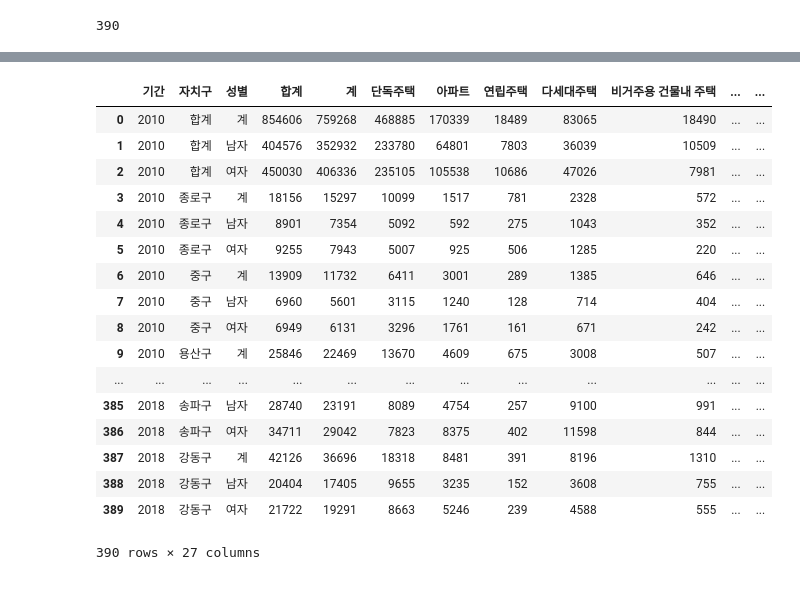
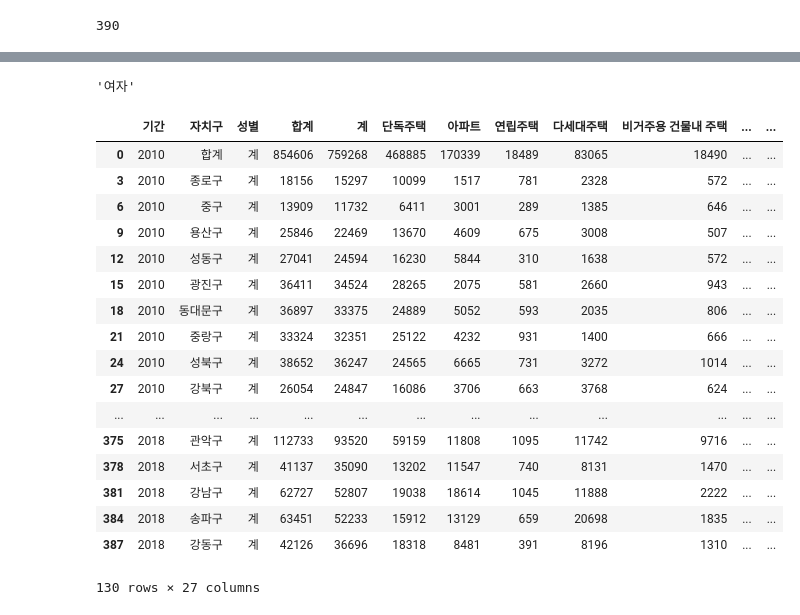
Before and after one commit to Kohayoung/shelter_dog, a Jupyter notebook: 1211_표 병합_beom.ipynb, the cells around one changed output, grey strips where cells are left out. Cells and saved outputs as stored; diff of their text form; code cells hidden in the pictures.

```diff
--- a/1211_표 병합_beom.ipynb
+++ b/1211_표 병합_beom.ipynb
@@ -231,23 +231,28 @@ df04
 # %%
 df04.loc[9, '아파트_남'] = 100
-# %%
-df04
-# %% [output]
-|  | 기간 | 자치구 | 성별 | 합계 | 계 | 단독주택 | 아파트 | 연립주택 | 다세대주택 | 비거주용 건물내 주택 | ... | ... |
-| 0 | 2010 | 합계 | 계 | 854606 | 759268 | 468885 | 170339 | 18489 | 83065 | 18490 | ... | ... |
-| 1 | 2010 | 합계 | 남자 | 404576 | 352932 | 233780 | 64801 | 7803 | 36039 | 10509 | ... | ... |
-| 2 | 2010 | 합계 | 여자 | 450030 | 406336 | 235105 | 105538 | 10686 | 47026 | 7981 | ... | ... |
-| 3 | 2010 | 종로구 | 계 | 18156 | 15297 | 10099 | 1517 | 781 | 2328 | 572 | ... | ... |
-| 4 | 2010 | 종로구 | 남자 | 8901 | 7354 | 5092 | 592 | 275 | 1043 | 352 | ... | ... |
-| 5 | 2010 | 종로구 | 여자 | 9255 | 7943 | 5007 | 925 | 506 | 1285 | 220 | ... | ... |
-| 6 | 2010 | 중구 | 계 | 13909 | 11732 | 6411 | 3001 | 289 | 1385 | 646 | ... | ... |
-| 7 | 2010 | 중구 | 남자 | 6960 | 5601 | 3115 | 1240 | 128 | 714 | 404 | ... | ... |
-| 8 | 2010 | 중구 | 여자 | 6949 | 6131 | 3296 | 1761 | 161 | 671 | 242 | ... | ... |
-| 9 | 2010 | 용산구 | 계 | 25846 | 22469 | 13670 | 4609 | 675 | 3008 | 507 | ... | ... |
-| ... | ... | ... | ... | ... | ... | ... | ... | ... | ... | ... | ... | ... |
-| 385 | 2018 | 송파구 | 남자 | 28740 | 23191 | 8089 | 4754 | 257 | 9100 | 991 | ... | ... |
-| 386 | 2018 | 송파구 | 여자 | 34711 | 29042 | 7823 | 8375 | 402 | 11598 | 844 | ... | ... |
-| 387 | 2018 | 강동구 | 계 | 42126 | 36696 | 18318 | 8481 | 391 | 8196 | 1310 | ... | ... |
-| 388 | 2018 | 강동구 | 남자 | 20404 | 17405 | 9655 | 3235 | 152 | 3608 | 755 | ... | ... |
-| 389 | 2018 | 강동구 | 여자 | 21722 | 19291 | 8663 | 5246 | 239 | 4588 | 555 | ... | ... |
-390 rows × 27 columns
+# %%
+df04.loc[2,'성별']
+# %% [output]
+'여자'
+# %%
+df04_result=df04[df04['성별']=='계']
+df04_result
+# %% [output]
+|  | 기간 | 자치구 | 성별 | 합계 | 계 | 단독주택 | 아파트 | 연립주택 | 다세대주택 | 비거주용 건물내 주택 | ... | ... |
+| 0 | 2010 | 합계 | 계 | 854606 | 759268 | 468885 | 170339 | 18489 | 83065 | 18490 | ... | ... |
+| 3 | 2010 | 종로구 | 계 | 18156 | 15297 | 10099 | 1517 | 781 | 2328 | 572 | ... | ... |
+| 6 | 2010 | 중구 | 계 | 13909 | 11732 | 6411 | 3001 | 289 | 1385 | 646 | ... | ... |
+| 9 | 2010 | 용산구 | 계 | 25846 | 22469 | 13670 | 4609 | 675 | 3008 | 507 | ... | ... |
+| 12 | 2010 | 성동구 | 계 | 27041 | 24594 | 16230 | 5844 | 310 | 1638 | 572 | ... | ... |
+| 15 | 2010 | 광진구 | 계 | 36411 | 34524 | 28265 | 2075 | 581 | 2660 | 943 | ... | ... |
+| 18 | 2010 | 동대문구 | 계 | 36897 | 33375 | 24889 | 5052 | 593 | 2035 | 806 | ... | ... |
+| 21 | 2010 | 중랑구 | 계 | 33324 | 32351 | 25122 | 4232 | 931 | 1400 | 666 | ... | ... |
+| 24 | 2010 | 성북구 | 계 | 38652 | 36247 | 24565 | 6665 | 731 | 3272 | 1014 | ... | ... |
+| 27 | 2010 | 강북구 | 계 | 26054 | 24847 | 16086 | 3706 | 663 | 3768 | 624 | ... | ... |
+| ... | ... | ... | ... | ... | ... | ... | ... | ... | ... | ... | ... | ... |
+| 375 | 2018 | 관악구 | 계 | 112733 | 93520 | 59159 | 11808 | 1095 | 11742 | 9716 | ... | ... |
+| 378 | 2018 | 서초구 | 계 | 41137 | 35090 | 13202 | 11547 | 740 | 8131 | 1470 | ... | ... |
+| 381 | 2018 | 강남구 | 계 | 62727 | 52807 | 19038 | 18614 | 1045 | 11888 | 2222 | ... | ... |
+| 384 | 2018 | 송파구 | 계 | 63451 | 52233 | 15912 | 13129 | 659 | 20698 | 1835 | ... | ... |
+| 387 | 2018 | 강동구 | 계 | 42126 | 36696 | 18318 | 8481 | 391 | 8196 | 1310 | ... | ... |
+130 rows × 27 columns
```
Also changed, not shown: parts of 12 cells of this notebook, 4 other files.
